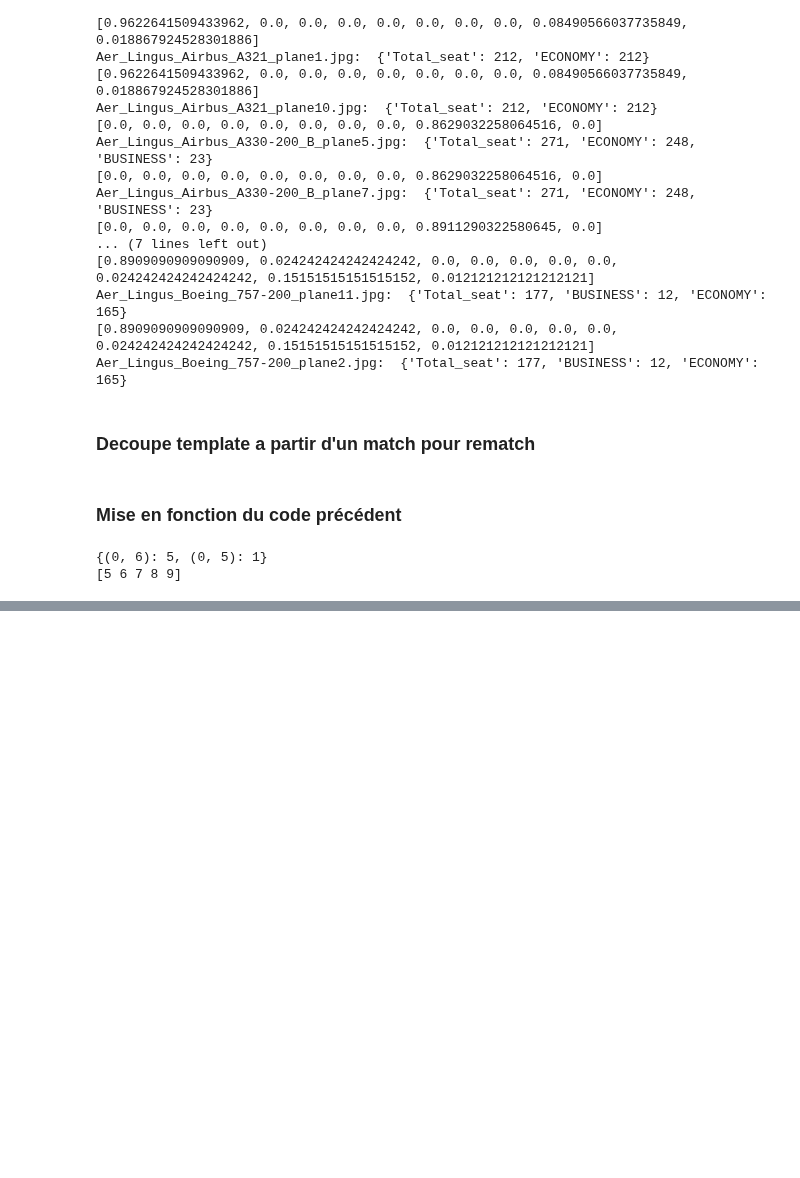
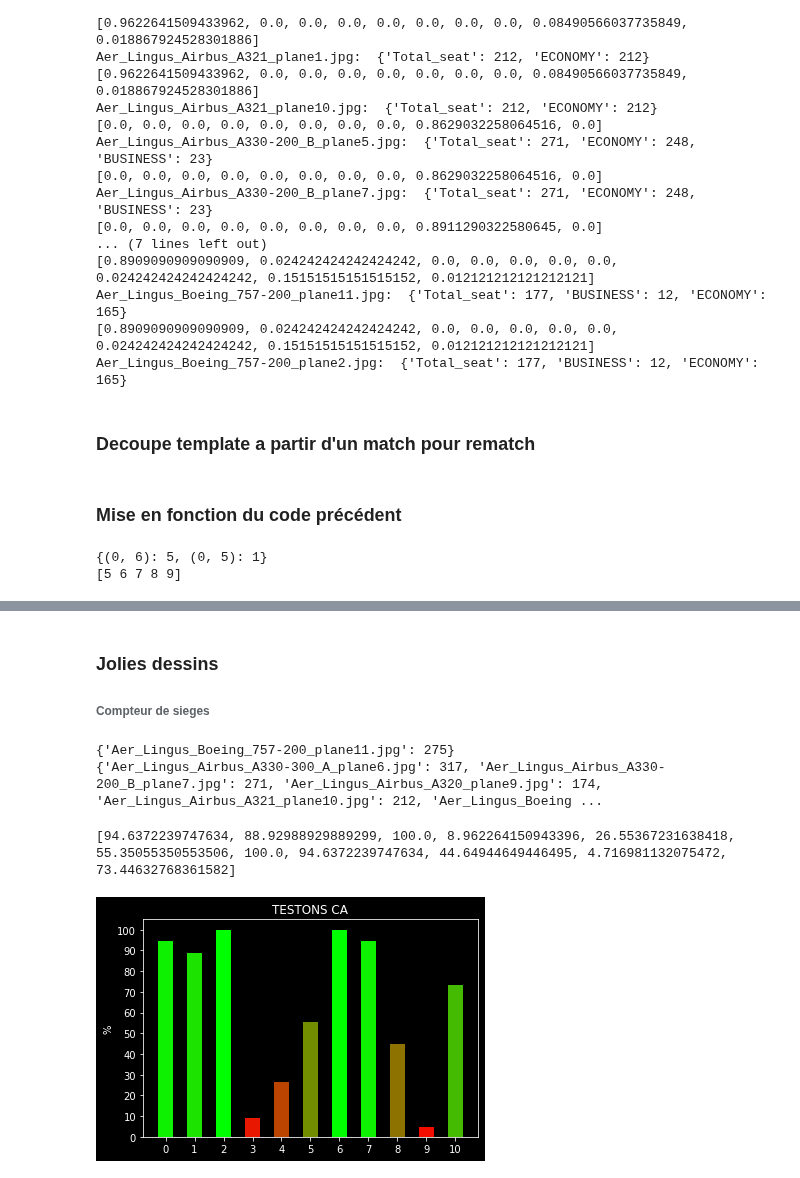
Before and after one commit to vincentnam/ProjetInterpromo2020G8, a Jupyter notebook: Theo_Vedis_notebook.ipynb, the cells around one changed output, grey strips where cells are left out. Saved outputs shown, nothing was run; the diff lists cells and outputs as text; code cells hidden in the pictures; blank space fills up the shorter version.

Commit message:
'beauxDessins'

```diff
--- a/Theo_Vedis_notebook.ipynb
+++ b/Theo_Vedis_notebook.ipynb
@@ -890,0 +1008,50 @@ for plane in nbSeatTotal.keys():
+# %% [markdown]
+### Jolies dessins
+###### Compteur de sieges
+# %%
+nbSeatFound = {}
+for plane in json.keys():
+    nbSeatFound[plane] = 0
+    for cat in json[plane].keys():
+        nbSeatFound[plane] += len(json[plane][cat])
+
+print(nbSeatFound)
+
+nbSeatFound = {'Aer_Lingus_Airbus_A330-300_A_plane6.jpg': 300, 'Aer_Lingus_Airbus_A330-200_B_plane7.jpg': 241, 'Aer_Lingus_Airbus_A320_plane9.jpg': 174, 'Aer_Lingus_Airbus_A321_plane10.jpg': 19, 'Aer_Lingus_Boeing_757-200_plane2.jpg': 47, 'Aer_Lingus_Airbus_A330-200_plane6.jpg': 150, 'Aer_Lingus_Airbus_A330-200_plane4.jpg': 271, 'Aer_Lingus_Airbus_A330-300_A_plane8.jpg': 300, 'Aer_Lingus_Airbus_A330-200_B_plane5.jpg': 121, 'Aer_Lingus_Airbus_A321_plane1.jpg': 10, 'Aer_Lingus_Boeing_757-200_plane11.jpg': 130}
+
+nbSeatTheori = {}
+for plane in nbSeat.keys():
+    nbSeatTheori[plane] = 0
+    for el in nbSeat[plane]:
+        nbSeatTheori[plane] += el['Count']
+print(nbSeatTheori)
+# %% [output]
+{'Aer_Lingus_Boeing_757-200_plane11.jpg': 275}
+{'Aer_Lingus_Airbus_A330-300_A_plane6.jpg': 317, 'Aer_Lingus_Airbus_A330-200_B_plane7.jpg': 271, 'Aer_Lingus_Airbus_A320_plane9.jpg': 174, 'Aer_Lingus_Airbus_A321_plane10.jpg': 212, 'Aer_Lingus_Boeing ...
+# %%
+def beauxDessins(nbFound, nbTheori, title='% Seat found by plane'):
+    tauxReu = []
+    planes_names = []
+    for plane in nbFound:
+        tauxReu.append(nbFound[plane]/nbTheori[plane]*100)
+        planes_names.append(plane)
+    print(tauxReu)
+
+    ind = np.arange(len(tauxReu))
+    width = 0.5
+    color = []
+    for i in tauxReu:
+        color.append([(1-i/100), i/100, 0])
+
+    beauDessin = plt.bar(ind, tauxReu, width, color=color)
+    plt.ylabel('%')
+    plt.title(title)
+    plt.xticks(ind, ind)
+    plt.yticks(np.arange(0, 101, 10))
+
+    plt.show()
+
+beauxDessins(nbSeatFound, nbSeatTheori, title = 'TESTONS CA')
+# %% [output]
+[94.6372239747634, 88.92988929889299, 100.0, 8.962264150943396, 26.55367231638418, 55.35055350553506, 100.0, 94.6372239747634, 44.64944649446495, 4.716981132075472, 73.44632768361582]
+[figure, added]
```
Also changed, not shown: parts of 9 cells of this notebook.
